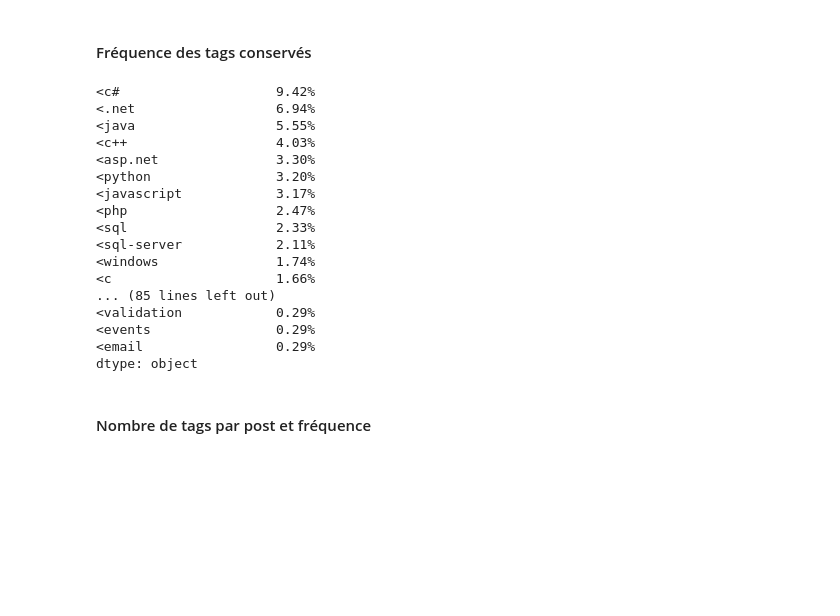
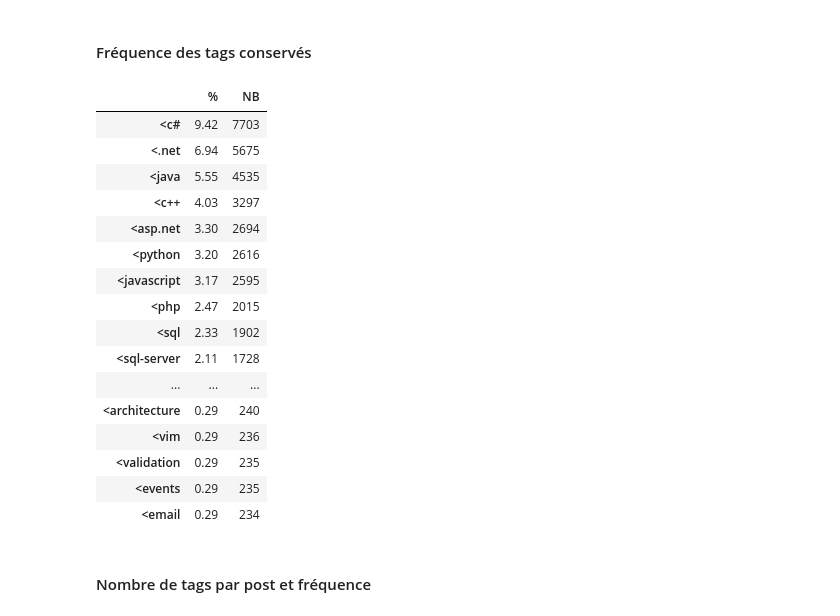
Before and after one commit to ridurand/OCR06, a Jupyter notebook: stackoverflow_exploration.ipynb, the cells around one changed output. Saved outputs shown, nothing was run; the diff lists cells and outputs as text; code cells hidden in the pictures; blank space fills up the shorter version.

Commit message:
correction bugs notebook exploration + implémentation alltags_counter

```diff
--- a/stackoverflow_exploration.ipynb
+++ b/stackoverflow_exploration.ipynb
@@ -268,42 +268,45 @@ Je ne vais conserver qu'un nombre réduit de tags, d'une part, parce que c'est p
 ### Aucune limitation sur le nombre de tags par post
 # %%
-top100tags = [tag[0] for tag in alltags_count.most_common(100)]
+nb_toptags = 100
+topntags = [tag[0] for tag in alltags_count.most_common(nb_toptags)]
+topntags_count = np.asarray([tag[1] for tag in alltags_count.most_common(nb_toptags)])
 
 print("Nombre de posts avant : {0}".format(posts_tags.shape[0]))
 
-posts_top100tags = posts_tags.copy()
-posts_top100tags = posts_top100tags.apply(lambda x: keep_most_common_tags(x, top100tags, 5))
-posts_top100tags = posts_top100tags.apply(lambda x: x if len(x)>0 else None)
-posts_top100tags.dropna(inplace=True)
+posts_topntags = posts_tags.copy()
+posts_topntags = posts_topntags.apply(lambda x: keep_most_common_tags(x, topntags, 5))
+posts_topntags = posts_topntags.apply(lambda x: x if len(x)>0 else None)
+posts_topntags.dropna(inplace=True)
 
-print('Nombre de posts après : {0}'.format(posts_top100tags.shape[0]))
+print('Nombre de posts après : {0}'.format(posts_topntags.shape[0]))
 # %% [output]
 Nombre de posts avant : 55598
 Nombre de posts après : 48527
 # %% [markdown]
 #### Fréquence des tags conservés
-# %%
-toptags_count = np.asarray([tag[1] for tag in alltags_count.most_common(100)])
-toptags_count = pd.Series(toptags_count / sum(toptags_count) * 100, index=top100tags)
-toptags_count.apply(lambda x: "{0:.2f}%".format(x))
-# %% [output]
-<c#                    9.42%
-<.net                  6.94%
-<java                  5.55%
-<c++                   4.03%
-<asp.net               3.30%
-<python                3.20%
-<javascript            3.17%
-<php                   2.47%
-<sql                   2.33%
-<sql-server            2.11%
-<windows               1.74%
-<c                     1.66%
-... (85 lines left out)
-<validation            0.29%
-<events                0.29%
-<email                 0.29%
-dtype: object
+# %%
+toptags_count = pd.Series(topntags_count, index=topntags)
+toptags_pct = pd.Series(toptags_count / sum(toptags_count) * 100, index=topntags)
+pd_toptags = pd.concat([toptags_pct, toptags_count], keys=['%', 'NB'], axis=1)
+pd_toptags
+# %% [output]
+|  | % | NB |
+| <c# | 9.42 | 7703 |
+| <.net | 6.94 | 5675 |
+| <java | 5.55 | 4535 |
+| <c++ | 4.03 | 3297 |
+| <asp.net | 3.30 | 2694 |
+| <python | 3.20 | 2616 |
+| <javascript | 3.17 | 2595 |
+| <php | 2.47 | 2015 |
+| <sql | 2.33 | 1902 |
+| <sql-server | 2.11 | 1728 |
+| ... | ... | ... |
+| <architecture | 0.29 | 240 |
+| <vim | 0.29 | 236 |
+| <validation | 0.29 | 235 |
+| <events | 0.29 | 235 |
+| <email | 0.29 | 234 |
 # %% [markdown]
 #### Nombre de tags par post et fréquence
 # %%
```
Also changed, not shown: parts of 8 cells of this notebook, 3 other files.
